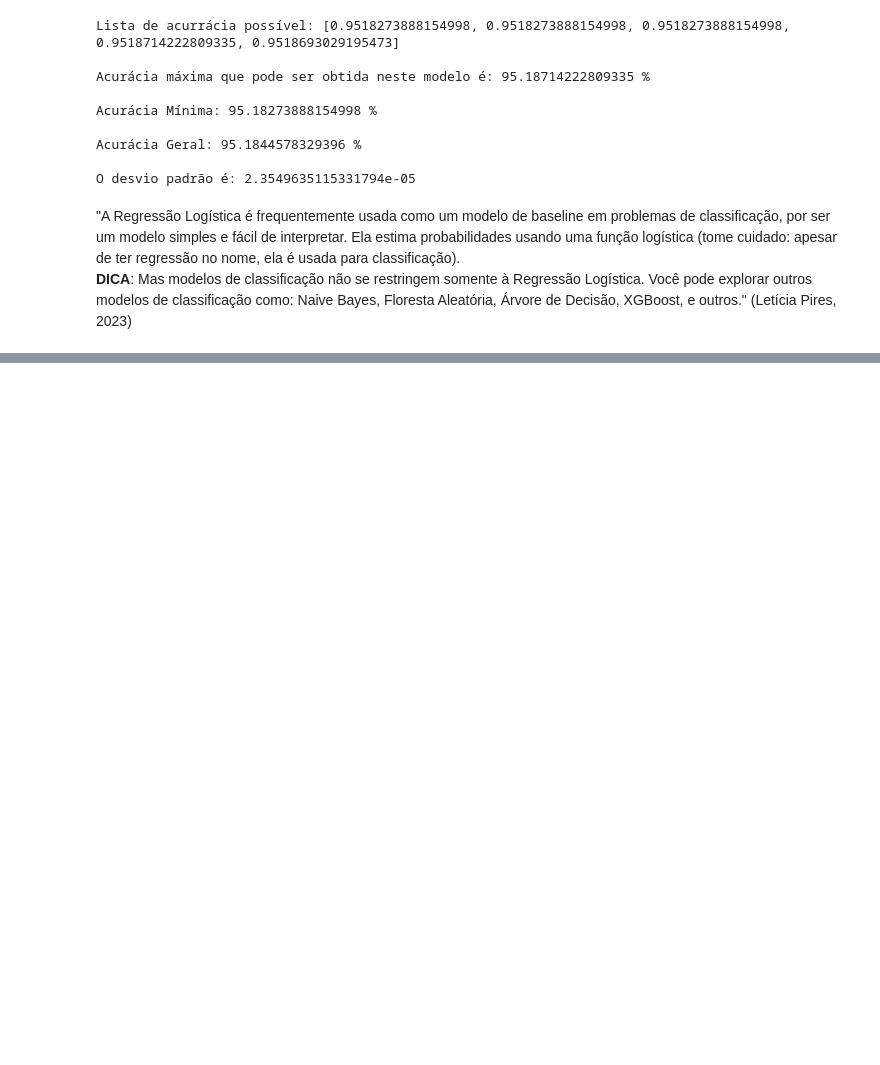
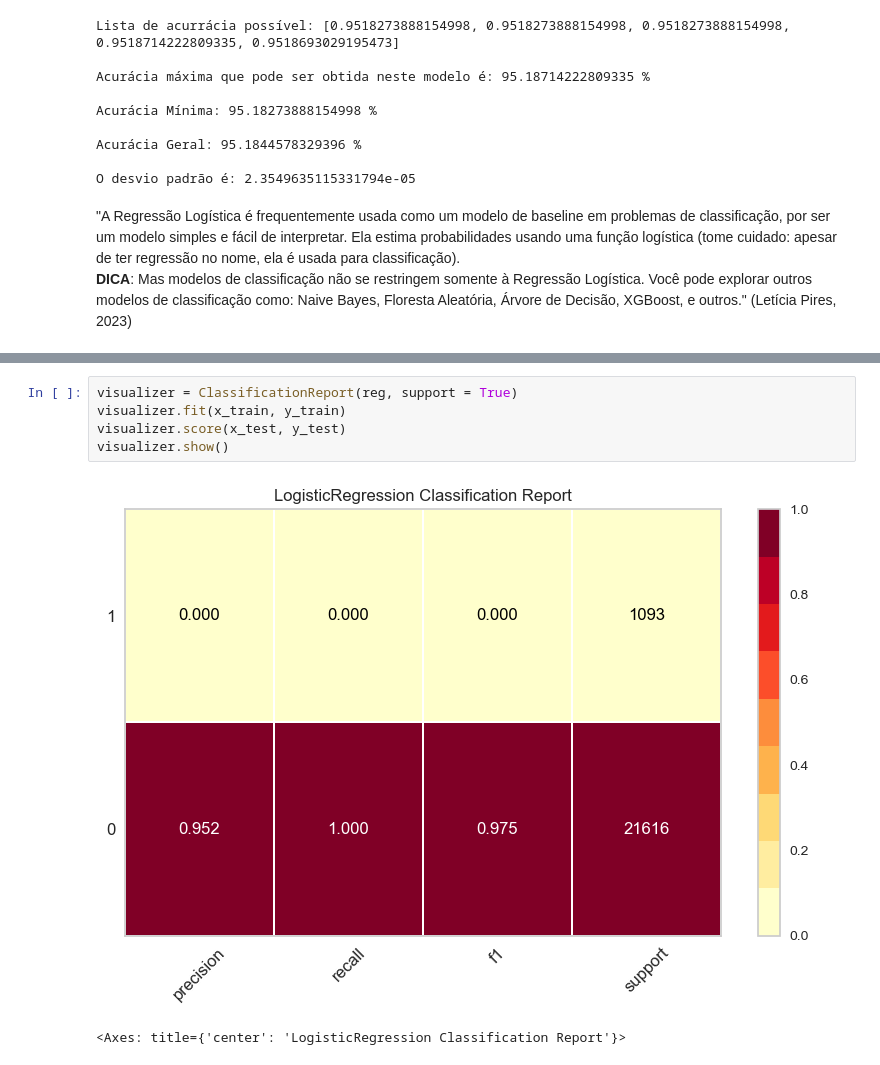
Before and after one commit to brenocolaco/Analise-do-Spotify, a Jupyter notebook: Análise do Spotify.ipynb, the cells around one changed output, grey strips where cells are left out. Saved outputs shown, nothing was run; the diff lists cells and outputs as text; blank space fills up the shorter version.

```diff
--- a/Análise do Spotify.ipynb
+++ b/Análise do Spotify.ipynb
@@ -653,0 +712,8 @@ O desvio padrão é: 2.3549635115331794e-05
+# %%
+visualizer = ClassificationReport(reg, support = True)
+visualizer.fit(x_train, y_train)
+visualizer.score(x_test, y_test)
+visualizer.show()
+# %% [output]
+[figure, added]
+<Axes: title={'center': 'LogisticRegression Classification Report'}>
```
Also changed, not shown: parts of 12 cells of this notebook.
